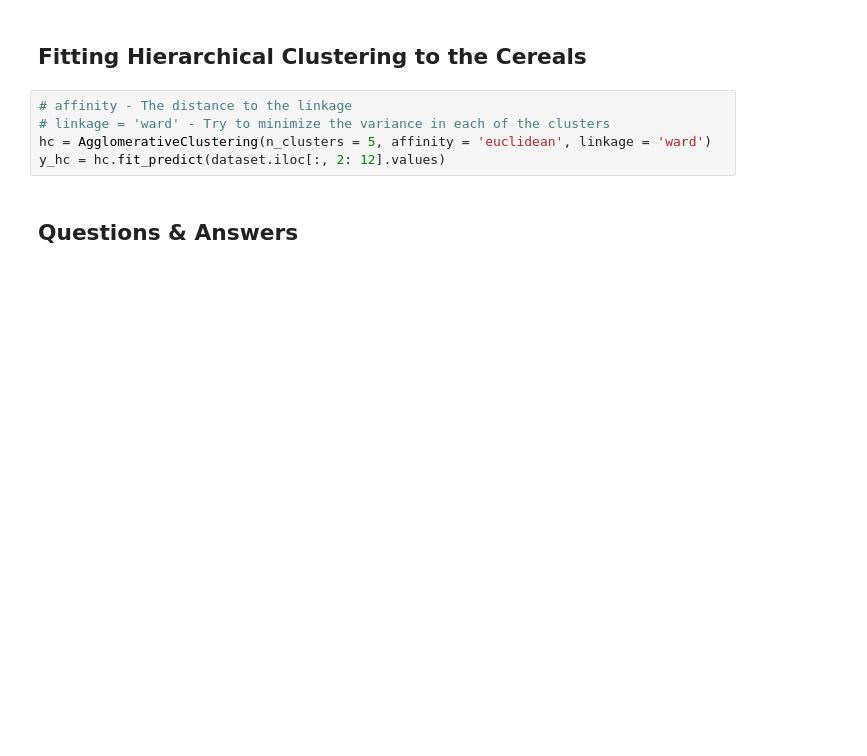
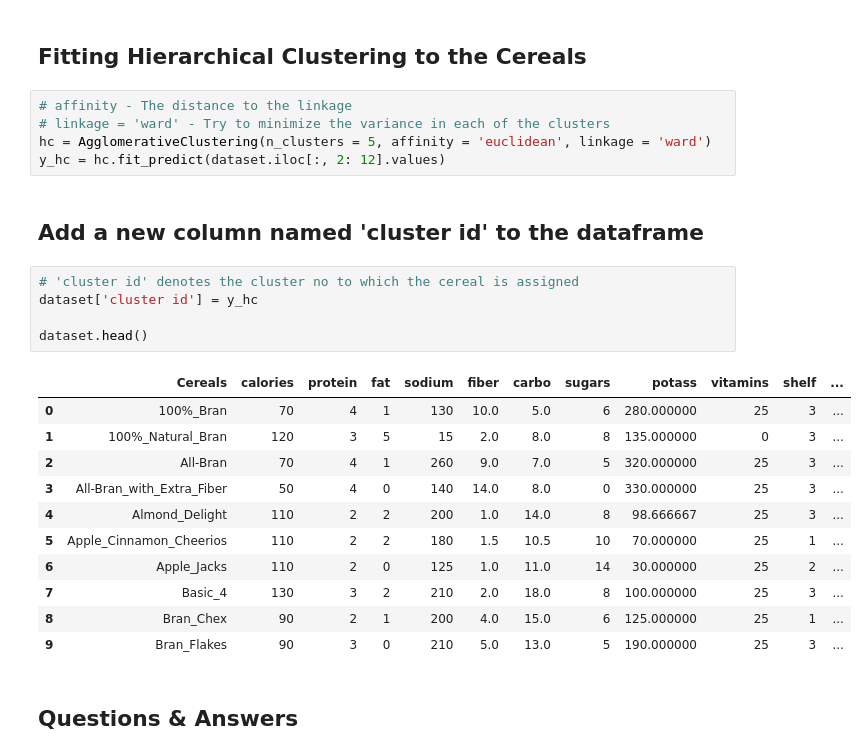
Before and after one commit to zaedulislam/Machine_Learning_Projects, a Jupyter notebook: Cereal/Cereal.ipynb, the cells around one changed output. Drawn from its saved outputs; the diff is of its cells as text; blank space fills up the shorter version.

```diff
--- a/Cereal/Cereal.ipynb
+++ b/Cereal/Cereal.ipynb
@@ -138,6 +138,25 @@ Image('/content/drive/My Drive/Colab Notebooks/Machine Learning Projects/Cereal/
 # linkage = 'ward' - Try to minimize the variance in each of the clusters
 hc = AgglomerativeClustering(n_clusters = 5, affinity = 'euclidean', linkage = 'ward')
 y_hc = hc.fit_predict(dataset.iloc[:, 2: 12].values)
+# %% [markdown]
+## **Add a new column named 'cluster id' to the dataframe**
+# %%
+# 'cluster id' denotes the cluster no to which the cereal is assigned
+dataset['cluster id'] = y_hc
+
+dataset.head()
+# %% [output]
+|  | Cereals | calories | protein | fat | sodium | fiber | carbo | sugars | potass | vitamins | shelf | ... |
+| 0 | 100%_Bran | 70 | 4 | 1 | 130 | 10.0 | 5.0 | 6 | 280.000000 | 25 | 3 | ... |
+| 1 | 100%_Natural_Bran | 120 | 3 | 5 | 15 | 2.0 | 8.0 | 8 | 135.000000 | 0 | 3 | ... |
+| 2 | All-Bran | 70 | 4 | 1 | 260 | 9.0 | 7.0 | 5 | 320.000000 | 25 | 3 | ... |
+| 3 | All-Bran_with_Extra_Fiber | 50 | 4 | 0 | 140 | 14.0 | 8.0 | 0 | 330.000000 | 25 | 3 | ... |
+| 4 | Almond_Delight | 110 | 2 | 2 | 200 | 1.0 | 14.0 | 8 | 98.666667 | 25 | 3 | ... |
+| 5 | Apple_Cinnamon_Cheerios | 110 | 2 | 2 | 180 | 1.5 | 10.5 | 10 | 70.000000 | 25 | 1 | ... |
+| 6 | Apple_Jacks | 110 | 2 | 0 | 125 | 1.0 | 11.0 | 14 | 30.000000 | 25 | 2 | ... |
+| 7 | Basic_4 | 130 | 3 | 2 | 210 | 2.0 | 18.0 | 8 | 100.000000 | 25 | 3 | ... |
+| 8 | Bran_Chex | 90 | 2 | 1 | 200 | 4.0 | 15.0 | 6 | 125.000000 | 25 | 1 | ... |
+| 9 | Bran_Flakes | 90 | 3 | 0 | 210 | 5.0 | 13.0 | 5 | 190.000000 | 25 | 3 | ... |
 # %% [markdown]
 ## **Questions & Answers**
 # %% [markdown]
```
Also changed, not shown: parts of 4 cells of this notebook.
